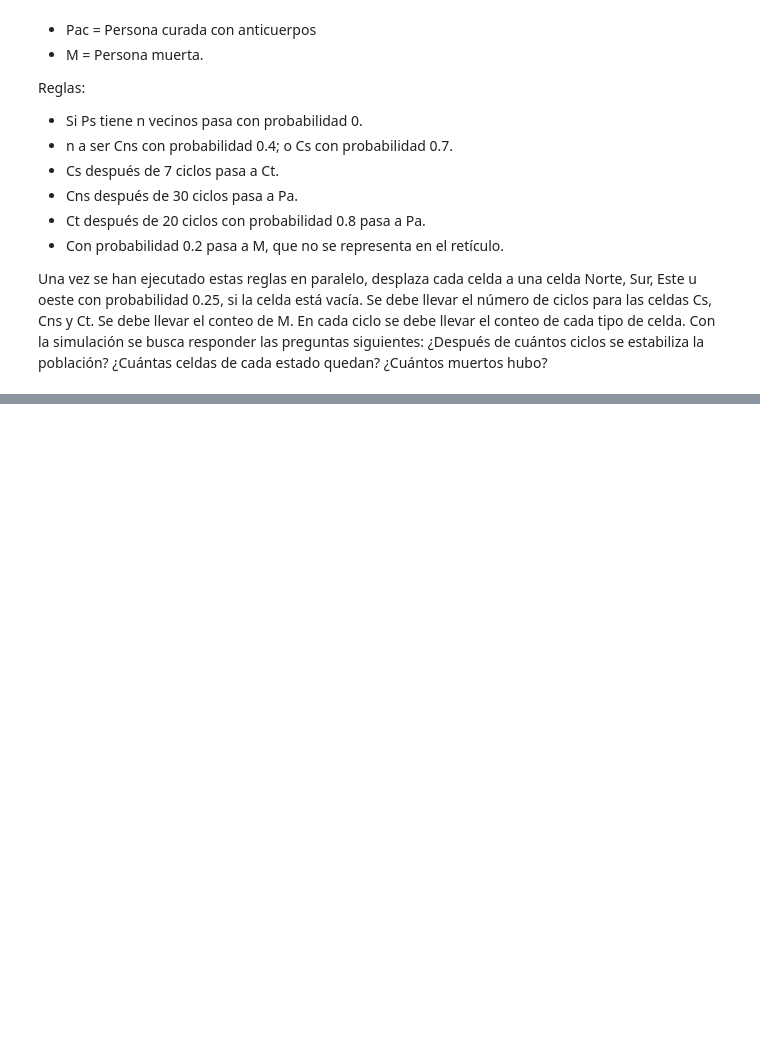
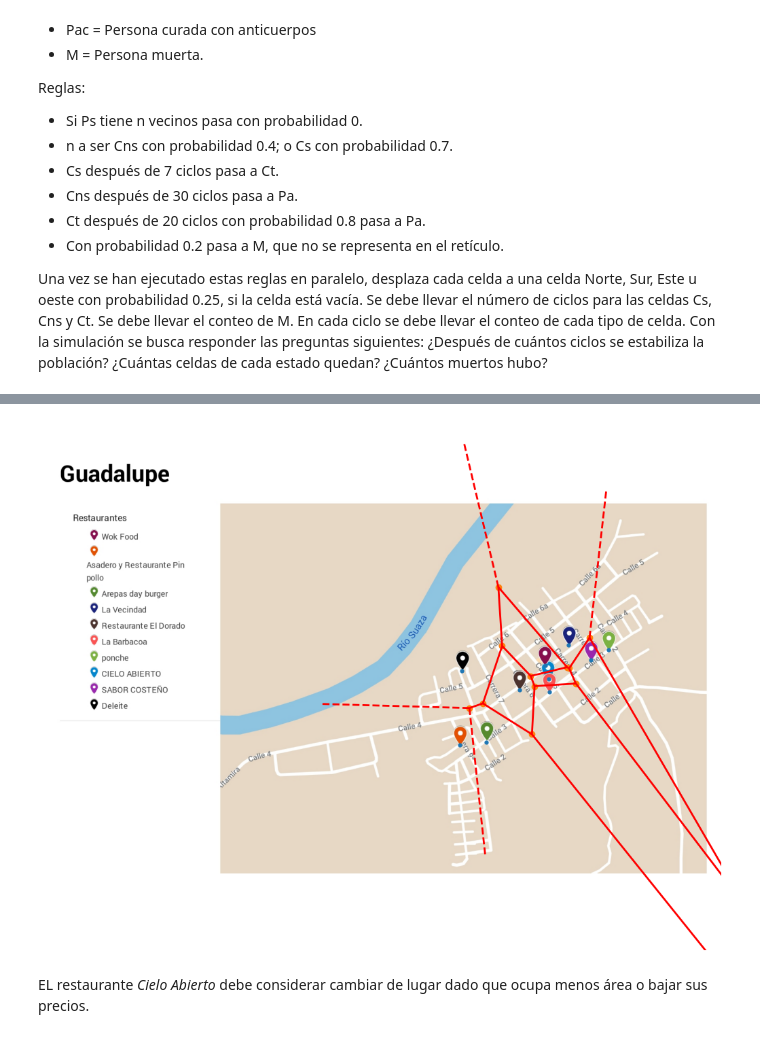
Before and after one commit to esteban11519/InteligenciaArtificialYMiniRobots, a Jupyter notebook: Parte2/IA_2_AutomatasCelulares/IA_2_AutomatasCelulares.ipynb, the cells around one changed output, grey strips where cells are left out. Drawn from its saved outputs; the diff is of its cells as text; code cells hidden in the pictures; blank space fills up the shorter version.

Commit message:
Adelanto Voronoi

```diff
--- a/Parte2/IA_2_AutomatasCelulares/IA_2_AutomatasCelulares.ipynb
+++ b/Parte2/IA_2_AutomatasCelulares/IA_2_AutomatasCelulares.ipynb
@@ -64,0 +132,33 @@ Según los diferentes entornos, estas son las reglas básicas que se identifican
+# %%
+# Puntos en los que están los restaurantes
+points = np.array([
+    [1012,775],
+    [1077,768],
+    [1017,594],
+    [1157,641],
+    [1220,581],
+    [1228,614],
+    [1230,645],
+    [1277,532],
+    [1331,568],
+    [1374,543]
+    ],dtype=np.uint16)
+
+# Tomado de The SciPy community. (s. f.)
+
+vor = Voronoi(points)
+# Tomado de Expósito Rodriguez, C. (s. f.).
+
+fig1 = plt.figure(figsize=(20,10))
+ax = fig1.add_subplot(111)
+ax.imshow(plano)
+voronoi_plot_2d(vor,point_size=7, ax=ax, show_vertices=True, line_colors='red', line_alpha=1, line_width=2)
+ax.set_xlim(0, m)
+ax.set_ylim(0, n)
+plt.gca().invert_yaxis()
+plt.axis('off')
+plt.show()
+# %% [output]
+[figure, added]
+# %% [markdown]
+EL restaurante *Cielo Abierto* debe considerar cambiar de lugar dado que ocupa menos área o bajar sus precios.
```
Also changed, not shown: parts of 6 cells of this notebook, 7 other files.
